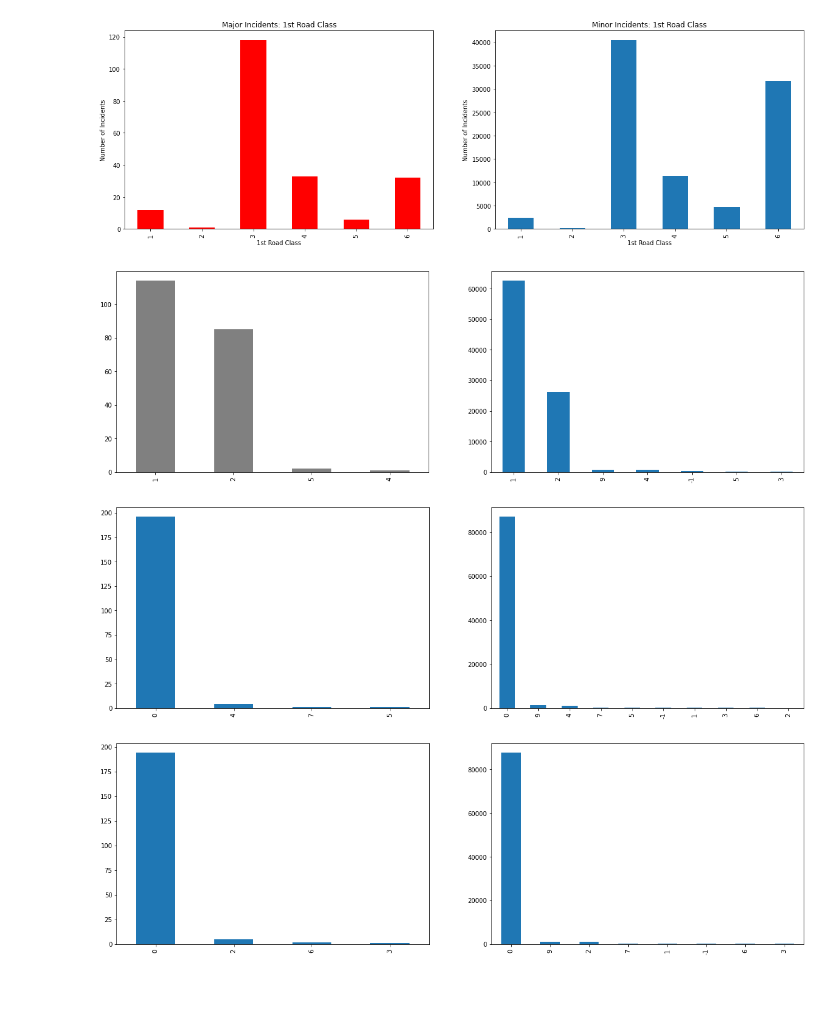
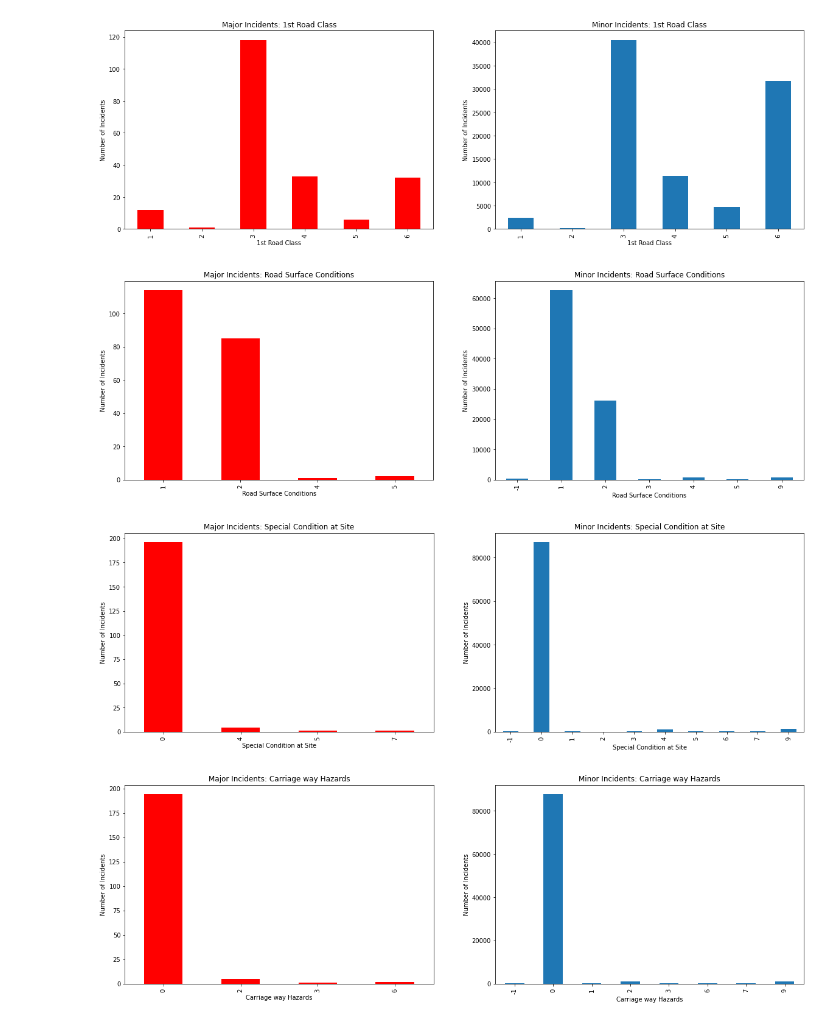
Before and after one commit to damiiete/Analysis-of-major-incidents-in-UK, a Jupyter notebook: notebook.ipynb, the cells around one changed output. Drawn from its saved outputs; the diff is of its cells as text; code cells hidden in the pictures; blank space fills up the shorter version.

```diff
--- a/notebook.ipynb
+++ b/notebook.ipynb
@@ -403,39 +405,51 @@ plt.show()
 [figure]
 # %%
 plt.subplot(1,2,1)
-major_incidents['road_surface_conditions'].value_counts().plot(kind='bar', figsize=(20,6), color='grey')
-plt.title('Major Incidents: Road urface Conditions')
-plt.xlabel('1st Road Class')
+major_incidents['road_surface_conditions'].value_counts().sort_index().plot(kind='bar', figsize=(20,6), color='r')
+plt.title('Major Incidents: Road Surface Conditions')
+plt.xlabel('Road Surface Conditions')
 plt.ylabel('Number of Incidents')
 
 plt.subplot(1,2,2)
-minor_incidents['road_surface_conditions'].value_counts().plot(kind='bar', figsize=(20,6))
-plt.title('Minor Incidents: 1st Road Class')
-plt.xlabel('1st Road Class')
+minor_incidents['road_surface_conditions'].value_counts().sort_index().plot(kind='bar', figsize=(20,6))
+plt.title('Minor Incidents: Road Surface Conditions')
+plt.xlabel('Road Surface Conditions')
 plt.ylabel('Number of Incidents')
 
 plt.show()
 # %% [output]
-[figure, old version]
+[figure, new version]
 # %%
 plt.subplot(1,2,1)
-major_incidents['special_conditions_at_site'].value_counts().plot(kind='bar', figsize=(20,6))
+major_incidents['special_conditions_at_site'].value_counts().sort_index().plot(kind='bar', figsize=(20,6), color='r')
+plt.title('Major Incidents: Special Condition at Site')
+plt.xlabel('Special Condition at Site')
+plt.ylabel('Number of Incidents')
 
 plt.subplot(1,2,2)
-minor_incidents['special_conditions_at_site'].value_counts().plot(kind='bar', figsize=(20,6))
+minor_incidents['special_conditions_at_site'].value_counts().sort_index().plot(kind='bar', figsize=(20,6))
+plt.title('Minor Incidents: Special Condition at Site')
+plt.xlabel('Special Condition at Site')
+plt.ylabel('Number of Incidents')
 
 plt.show()
 # %% [output]
-[figure, old version]
+[figure, new version]
 # %%
 plt.subplot(1,2,1)
-major_incidents['carriageway_hazards'].value_counts().plot(kind='bar', figsize=(20,6))
+major_incidents['carriageway_hazards'].value_counts().sort_index().plot(kind='bar', figsize=(20,6), color='r')
+plt.title('Major Incidents: Carriage way Hazards')
+plt.xlabel('Carriage way Hazards')
+plt.ylabel('Number of Incidents')
 
 plt.subplot(1,2,2)
-minor_incidents['carriageway_hazards'].value_counts().plot(kind='bar', figsize=(20,6))
+minor_incidents['carriageway_hazards'].value_counts().sort_index().plot(kind='bar', figsize=(20,6))
+plt.title('Minor Incidents: Carriage way Hazards')
+plt.xlabel('Carriage way Hazards')
+plt.ylabel('Number of Incidents')
 
 plt.show()
 # %% [output]
-[figure, old version]
+[figure, new version]
 # %%
 plt.subplot(1,2,1)
```
Also changed, not shown: parts of 10 cells of this notebook.
